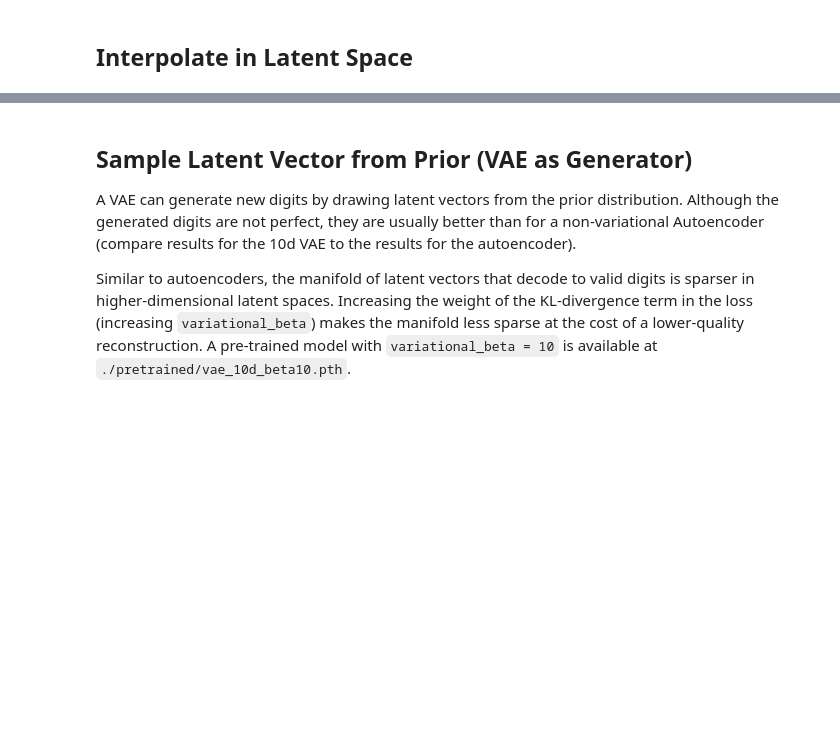
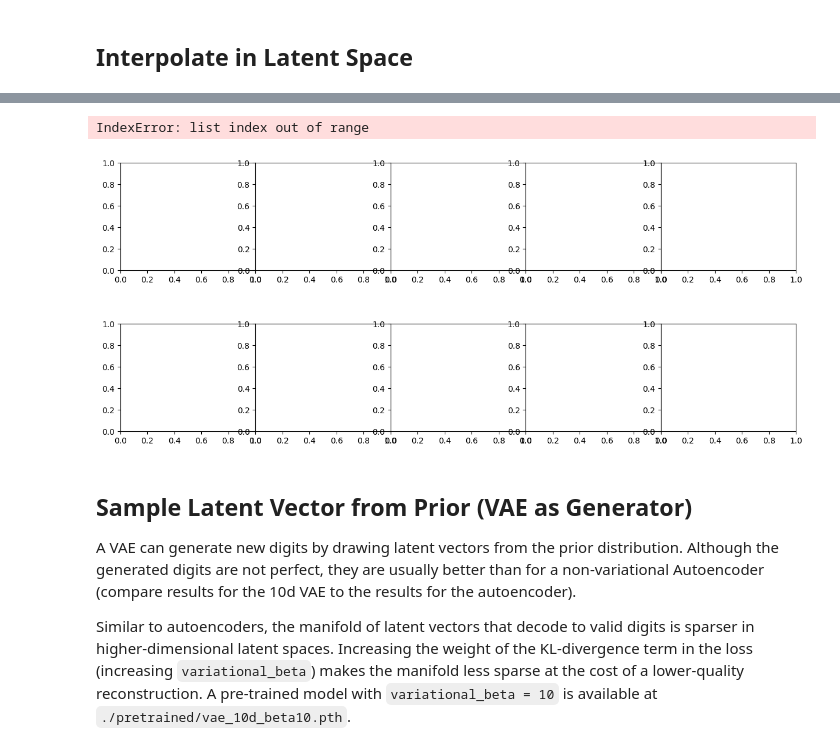
Before and after one commit to WilliamShengYangHuang/RC18_Machine_Learning, a Jupyter notebook: variational_autoencoder.ipynb, the cells around one changed output, grey strips where cells are left out. Cells and saved outputs as stored; diff of their text form; code cells hidden in the pictures; blank space fills up the shorter version.

```diff
--- a/variational_autoencoder.ipynb
+++ b/variational_autoencoder.ipynb
@@ -373,3 +665,55 @@ plt.show()
+# %%
+vae.eval()
+
+def interpolation(lambda1, model, img1, img2):
+
+    with torch.no_grad():
+
+        # latent vector of first image
+        img1 = img1.to(device)
+        latent_1, _ = model.encoder(img1)
+
+        # latent vector of second image
+        img2 = img2.to(device)
+        latent_2, _ = model.encoder(img2)
+
+        # interpolation of the two latent vectors
+        inter_latent = lambda1* latent_1 + (1- lambda1) * latent_2
+
+        # reconstruct interpolated image
+        inter_image = model.decoder(inter_latent)
+        inter_image = inter_image.cpu()
+
+        return inter_image
+
+# sort part of test set by digit
+digits = [[] for _ in range(10)]
+for img_batch in test_dataloader:
+    for i in range(img_batch.size(0)):
+        digits.append(img_batch[i:i+1])
+    if len(digits) >= 1000:
+        break;
+
+# interpolation lambdas
+lambda_range=np.linspace(0,1,10)
+
+fig, axs = plt.subplots(2,5, figsize=(15, 6))
+fig.subplots_adjust(hspace = .5, wspace=.001)
+axs = axs.ravel()
+
+for ind,l in enumerate(lambda_range):
+    inter_image=interpolation(float(l), vae, digits[7][0], digits[1][0])
+
+    inter_image = to_img(inter_image)
+
+    image = inter_image.numpy()
+
+    axs[ind].imshow(image[0,0,:,:], cmap='gray')
+    axs[ind].set_title('lambda_val='+str(round(l,1)))
+plt.show()
+# %% [output]
+IndexError: list index out of range
+[figure, added]
 # %% [markdown]
 Sample Latent Vector from Prior (VAE as Generator)
 -------------------------------------------------
```
Also changed, not shown: parts of 24 cells of this notebook.
